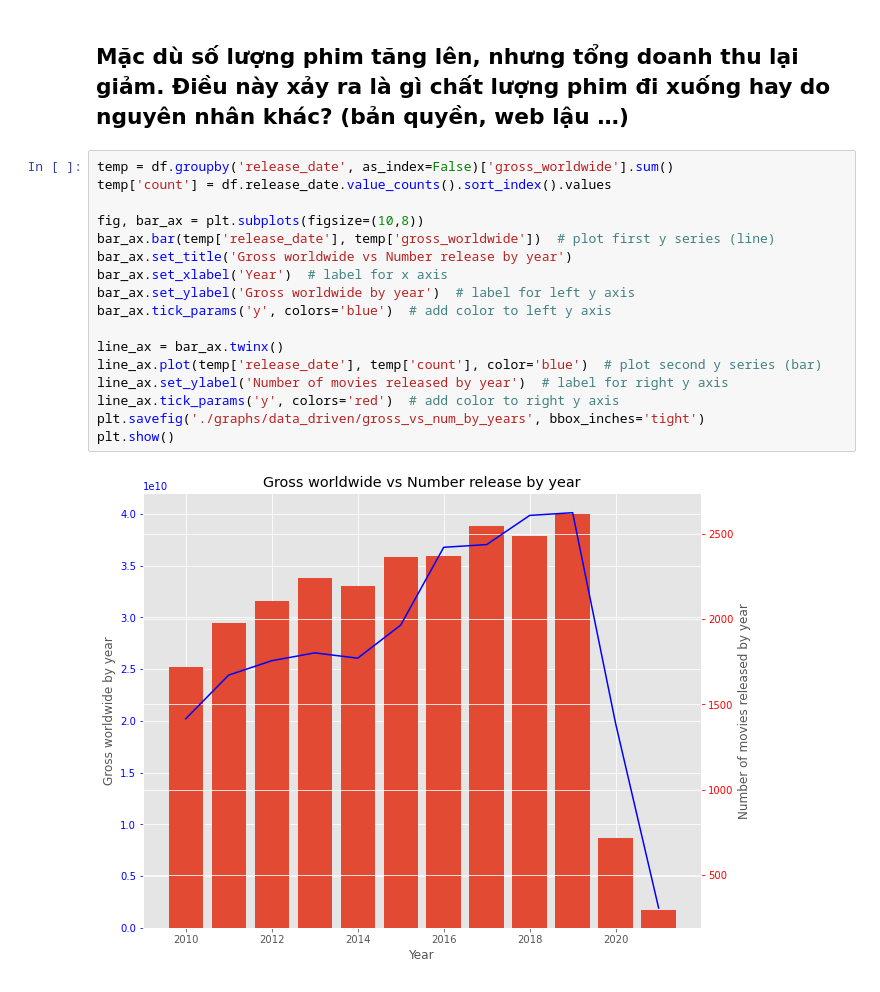
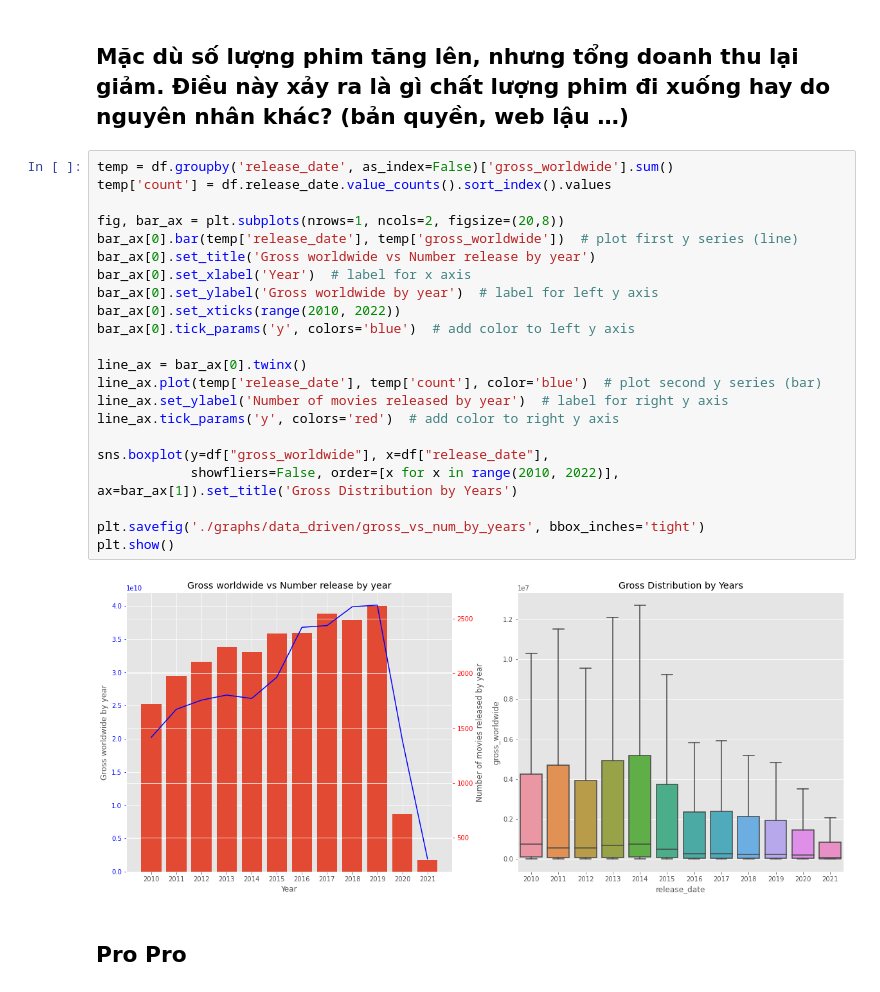
Before and after one commit to icyj1003/imdb-movies-gross, a Jupyter notebook: eda - final.ipynb, the cells around one changed output. Drawn from its saved outputs; the diff is of its cells as text.

```diff
--- a/eda - final.ipynb
+++ b/eda - final.ipynb
@@ -606,20 +604,27 @@ plt.show()
 # %%
 temp = df.groupby('release_date', as_index=False)['gross_worldwide'].sum()
 temp['count'] = df.release_date.value_counts().sort_index().values
 
-fig, bar_ax = plt.subplots(figsize=(10,8))
-bar_ax.bar(temp['release_date'], temp['gross_worldwide'])  # plot first y series (line)
-bar_ax.set_title('Gross worldwide vs Number release by year')
-bar_ax.set_xlabel('Year')  # label for x axis
-bar_ax.set_ylabel('Gross worldwide by year')  # label for left y axis
-bar_ax.tick_params('y', colors='blue')  # add color to left y axis
+fig, bar_ax = plt.subplots(nrows=1, ncols=2, figsize=(20,8))
+bar_ax[0].bar(temp['release_date'], temp['gross_worldwide'])  # plot first y series (line)
+bar_ax[0].set_title('Gross worldwide vs Number release by year')
+bar_ax[0].set_xlabel('Year')  # label for x axis
+bar_ax[0].set_ylabel('Gross worldwide by year')  # label for left y axis
+bar_ax[0].set_xticks(range(2010, 2022))
+bar_ax[0].tick_params('y', colors='blue')  # add color to left y axis
 
-line_ax = bar_ax.twinx()
+line_ax = bar_ax[0].twinx()
 line_ax.plot(temp['release_date'], temp['count'], color='blue')  # plot second y series (bar)
 line_ax.set_ylabel('Number of movies released by year')  # label for right y axis
 line_ax.tick_params('y', colors='red')  # add color to right y axis
+
+sns.boxplot(y=df["gross_worldwide"], x=df["release_date"],
+            showfliers=False, order=[x for x in range(2010, 2022)], ax=bar_ax[1]).set_title('Gross Distribution by Years')
+
 plt.savefig('./graphs/data_driven/gross_vs_num_by_years', bbox_inches='tight')
 plt.show()
 # %% [output]
-[figure, old version]
+[figure, new version]
+# %% [markdown]
+## Pro Pro
 # %%
```
Also changed, not shown: parts of 5 cells of this notebook, 13 other files.
